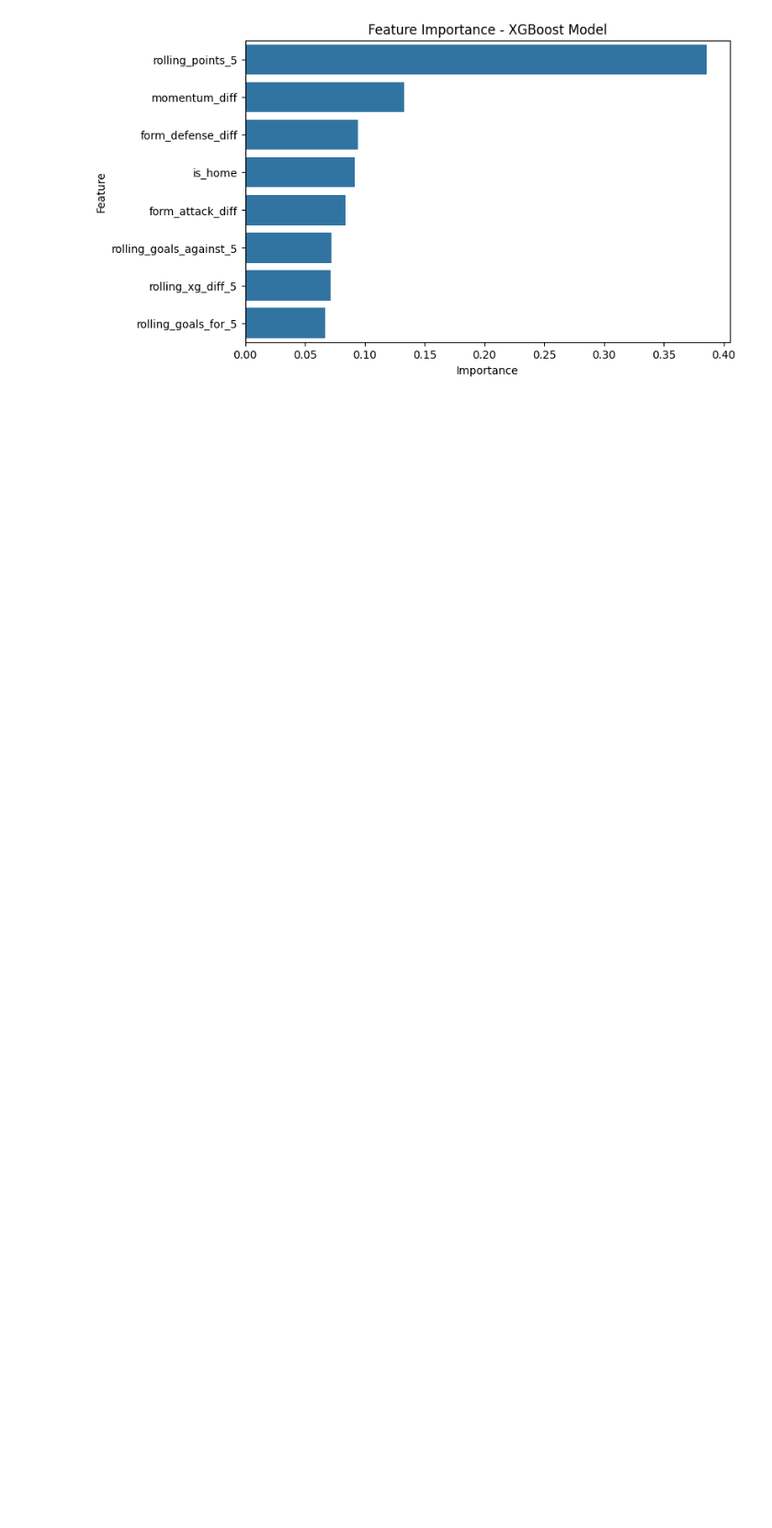
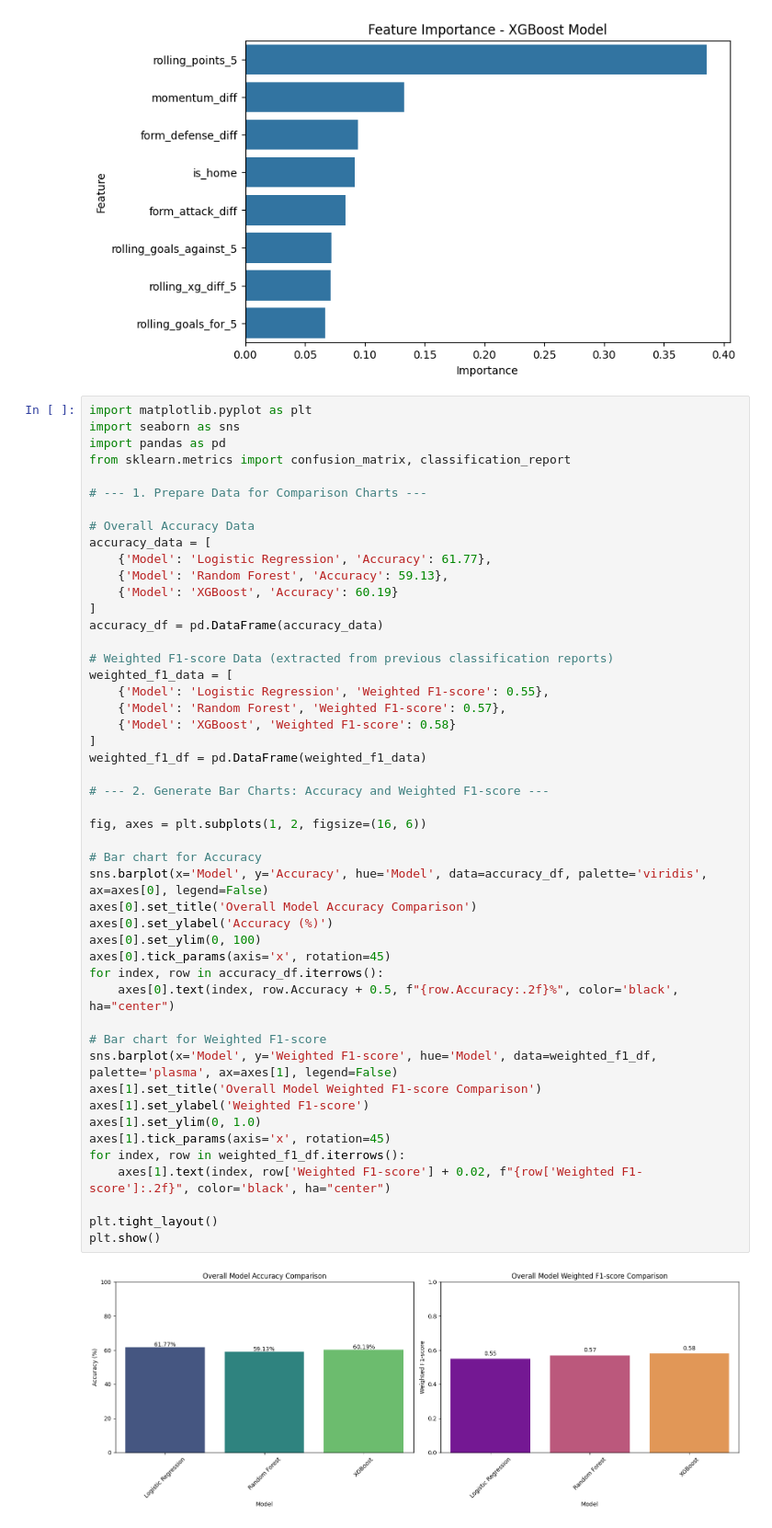
Before and after one commit to sankalp120/premierleague_predictor, a Jupyter notebook: notebook.ipynb, the cells around one changed output. Shown: that part at 92% size. Cells and saved outputs as stored; diff of their text form; blank space fills up the shorter version.

```diff
--- a/notebook.ipynb
+++ b/notebook.ipynb
@@ -507,3 +563,53 @@ plt.show()
 weighted avg       0.58      0.60      0.58       756
 [figure]
 [figure]
+# %%
+import matplotlib.pyplot as plt
+import seaborn as sns
+import pandas as pd
+from sklearn.metrics import confusion_matrix, classification_report
+
+# --- 1. Prepare Data for Comparison Charts ---
+
+# Overall Accuracy Data
+accuracy_data = [
+    {'Model': 'Logistic Regression', 'Accuracy': 61.77},
+    {'Model': 'Random Forest', 'Accuracy': 59.13},
+    {'Model': 'XGBoost', 'Accuracy': 60.19}
+]
+accuracy_df = pd.DataFrame(accuracy_data)
+
+# Weighted F1-score Data (extracted from previous classification reports)
+weighted_f1_data = [
+    {'Model': 'Logistic Regression', 'Weighted F1-score': 0.55},
+    {'Model': 'Random Forest', 'Weighted F1-score': 0.57},
+    {'Model': 'XGBoost', 'Weighted F1-score': 0.58}
+]
+weighted_f1_df = pd.DataFrame(weighted_f1_data)
+
+# --- 2. Generate Bar Charts: Accuracy and Weighted F1-score ---
+
+fig, axes = plt.subplots(1, 2, figsize=(16, 6))
+
+# Bar chart for Accuracy
+sns.barplot(x='Model', y='Accuracy', hue='Model', data=accuracy_df, palette='viridis', ax=axes[0], legend=False)
+axes[0].set_title('Overall Model Accuracy Comparison')
+axes[0].set_ylabel('Accuracy (%)')
+axes[0].set_ylim(0, 100)
+axes[0].tick_params(axis='x', rotation=45)
+for index, row in accuracy_df.iterrows():
+    axes[0].text(index, row.Accuracy + 0.5, f"{row.Accuracy:.2f}%", color='black', ha="center")
+
+# Bar chart for Weighted F1-score
+sns.barplot(x='Model', y='Weighted F1-score', hue='Model', data=weighted_f1_df, palette='plasma', ax=axes[1], legend=False)
+axes[1].set_title('Overall Model Weighted F1-score Comparison')
+axes[1].set_ylabel('Weighted F1-score')
+axes[1].set_ylim(0, 1.0)
+axes[1].tick_params(axis='x', rotation=45)
+for index, row in weighted_f1_df.iterrows():
+    axes[1].text(index, row['Weighted F1-score'] + 0.02, f"{row['Weighted F1-score']:.2f}", color='black', ha="center")
+
+plt.tight_layout()
+plt.show()
+# %% [output]
+[figure, added]
```
Also changed, not shown: parts of 9 cells of this notebook.
